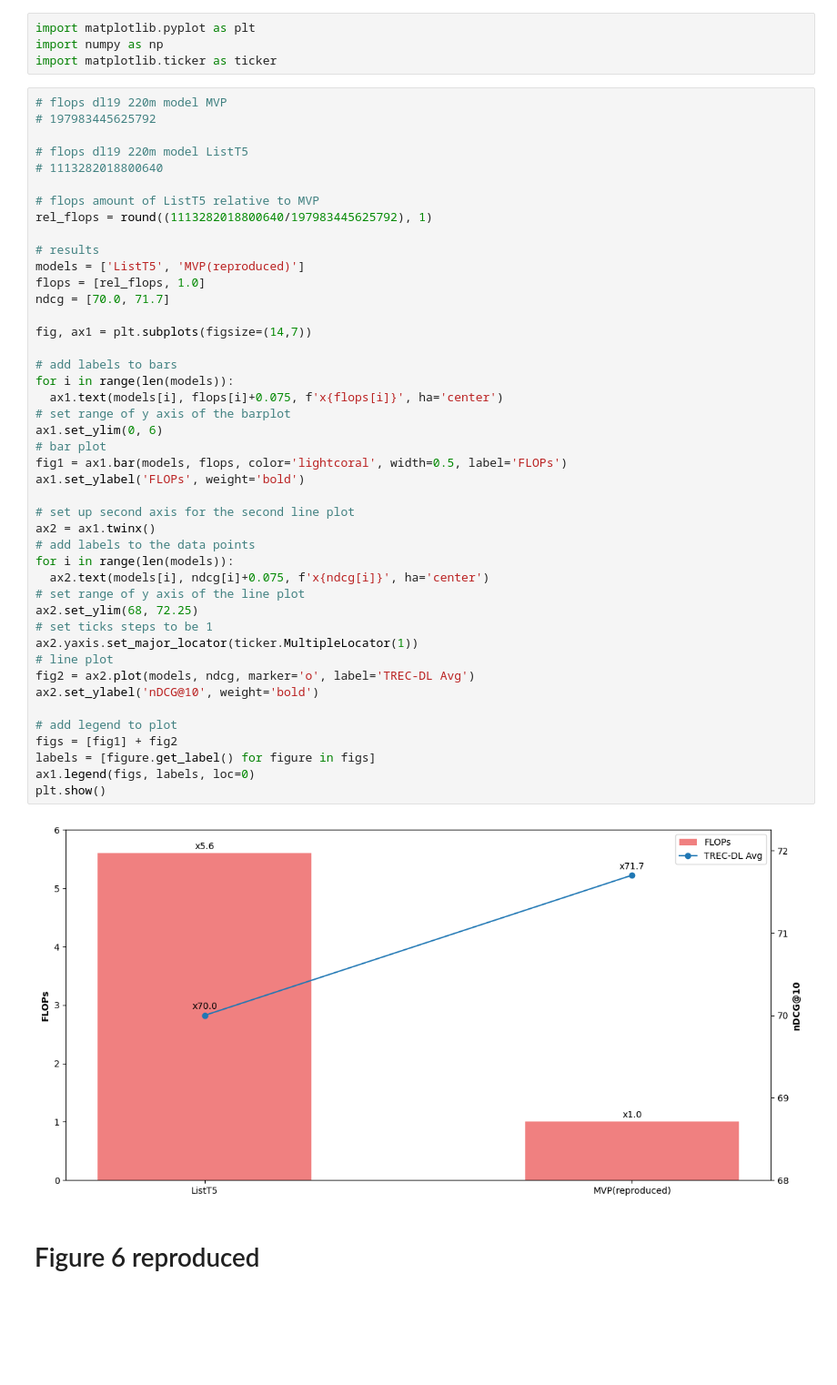
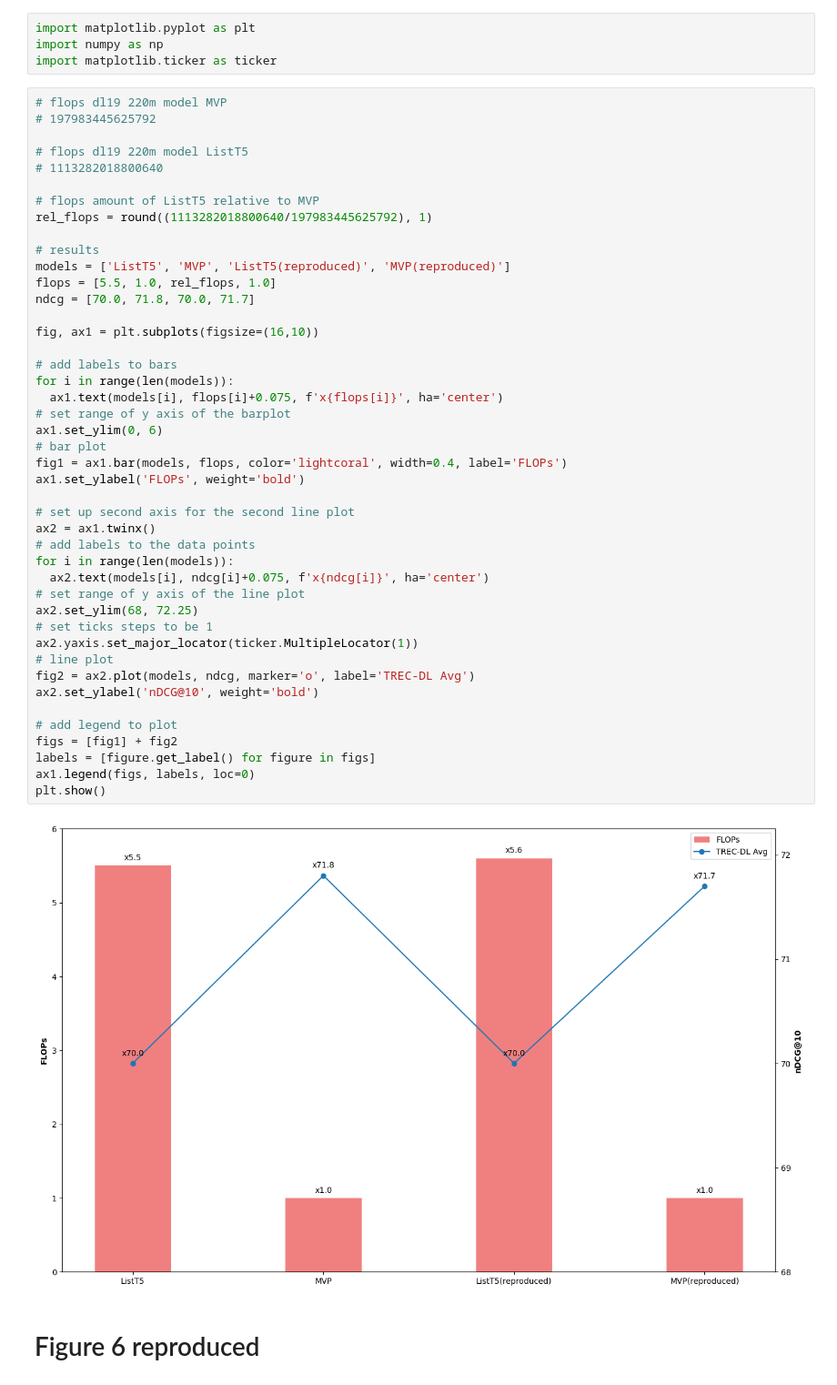
Before and after one commit to PirateEra/MVP, a Jupyter notebook: inference/figure6_and_4_reproduced_plot.ipynb, the cells around one changed output. Shown at 91% size. Cells and saved outputs as stored; diff of their text form; blank space fills up the shorter version.

Commit message:
reproduced plots

```diff
--- a/inference/figure6_and_4_reproduced_plot.ipynb
+++ b/inference/figure6_and_4_reproduced_plot.ipynb
@@ -15,41 +15,41 @@ import matplotlib.ticker as ticker
 rel_flops = round((1113282018800640/197983445625792), 1)
 
 # results
-models = ['ListT5', 'MVP(reproduced)']
-flops = [rel_flops, 1.0]
-ndcg = [70.0, 71.7]
+models = ['ListT5', 'MVP', 'ListT5(reproduced)', 'MVP(reproduced)']
+flops = [5.5, 1.0, rel_flops, 1.0]
+ndcg = [70.0, 71.8, 70.0, 71.7]
 
-fig, ax1 = plt.subplots(figsize=(14,7))
+fig, ax1 = plt.subplots(figsize=(16,10))
 
 # add labels to bars
 for i in range(len(models)):
   ax1.text(models[i], flops[i]+0.075, f'x{flops[i]}', ha='center')
 # set range of y axis of the barplot
 ax1.set_ylim(0, 6)
 # bar plot
-fig1 = ax1.bar(models, flops, color='lightcoral', width=0.5, label='FLOPs')
+fig1 = ax1.bar(models, flops, color='lightcoral', width=0.4, label='FLOPs')
 ax1.set_ylabel('FLOPs', weight='bold')
 
 # set up second axis for the second line plot
 ax2 = ax1.twinx()
 # add labels to the data points
 for i in range(len(models)):
   ax2.text(models[i], ndcg[i]+0.075, f'x{ndcg[i]}', ha='center')
 # set range of y axis of the line plot
 ax2.set_ylim(68, 72.25)
 # set ticks steps to be 1
 ax2.yaxis.set_major_locator(ticker.MultipleLocator(1))
 # line plot
 fig2 = ax2.plot(models, ndcg, marker='o', label='TREC-DL Avg')
 ax2.set_ylabel('nDCG@10', weight='bold')
 
 # add legend to plot
 figs = [fig1] + fig2
 labels = [figure.get_label() for figure in figs]
 ax1.legend(figs, labels, loc=0)
 plt.show()
 # %% [output]
-[figure, old version]
+[figure, new version]
 # %% [markdown]
 # Figure 6 reproduced
 # %%
```
Also changed, not shown: parts of 2 cells of this notebook.
